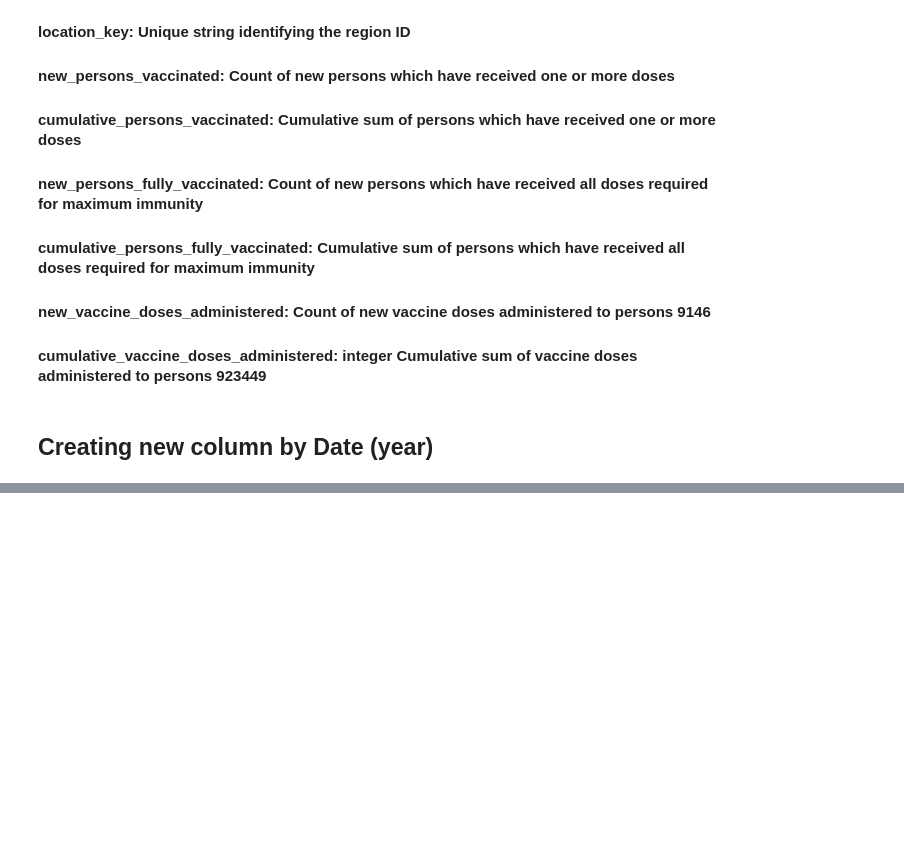
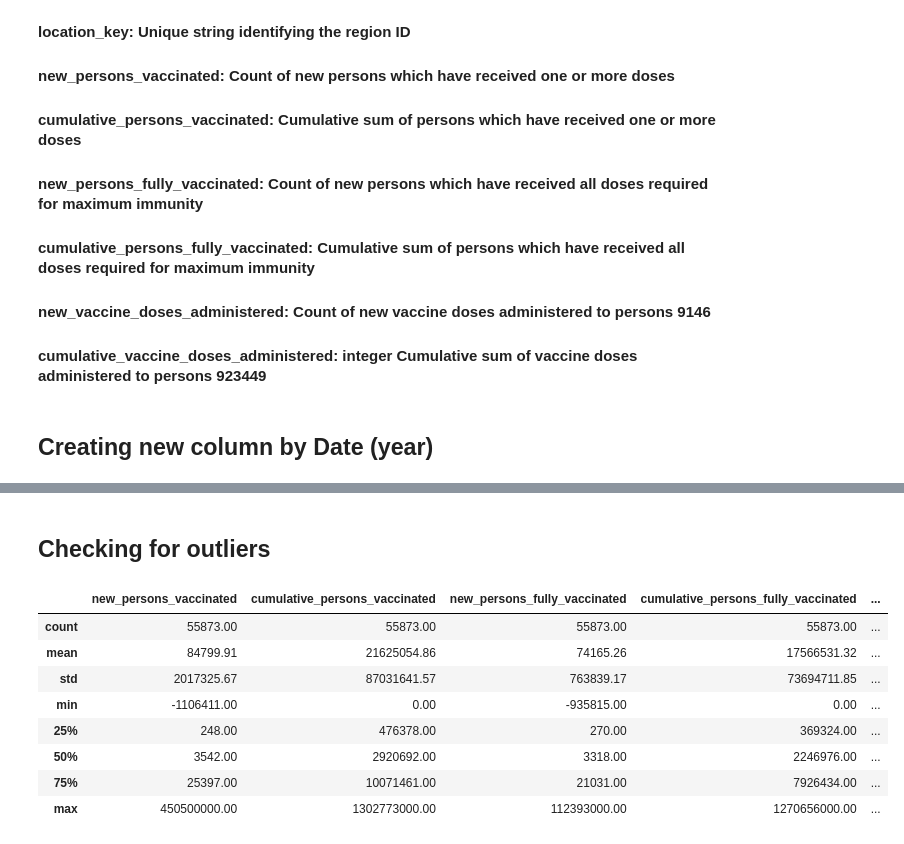
Before and after one commit to DenniseMc/cpsc_project, a Jupyter notebook: project vaccination.ipynb, the cells around one changed output, grey strips where cells are left out. Drawn from its saved outputs; the diff is of its cells as text; code cells hidden in the pictures; blank space fills up the shorter version.

```diff
--- a/project vaccination.ipynb
+++ b/project vaccination.ipynb
@@ -165,3 +195,17 @@ vaccinations
 | 2545116 | ZW | 3069.0 | 6411006.0 | 2899.0 | 4725099.0 | ... |
 | 2545117 | ZW | 5608.0 | 6416614.0 | 5404.0 | 4730503.0 | ... |
 55873 rows × 8 columns
+# %% [markdown]
+## Checking for outliers
+# %%
+vaccinations.describe().applymap("{0:.2f}".format)
+# %% [output]
+|  | new_persons_vaccinated | cumulative_persons_vaccinated | new_persons_fully_vaccinated | cumulative_persons_fully_vaccinated | ... |
+| count | 55873.00 | 55873.00 | 55873.00 | 55873.00 | ... |
+| mean | 84799.91 | 21625054.86 | 74165.26 | 17566531.32 | ... |
+| std | 2017325.67 | 87031641.57 | 763839.17 | 73694711.85 | ... |
+| min | -1106411.00 | 0.00 | -935815.00 | 0.00 | ... |
+| 25% | 248.00 | 476378.00 | 270.00 | 369324.00 | ... |
+| 50% | 3542.00 | 2920692.00 | 3318.00 | 2246976.00 | ... |
+| 75% | 25397.00 | 10071461.00 | 21031.00 | 7926434.00 | ... |
+| max | 450500000.00 | 1302773000.00 | 112393000.00 | 1270656000.00 | ... |
```
Also changed, not shown: parts of 5 cells of this notebook, 1 other file.
